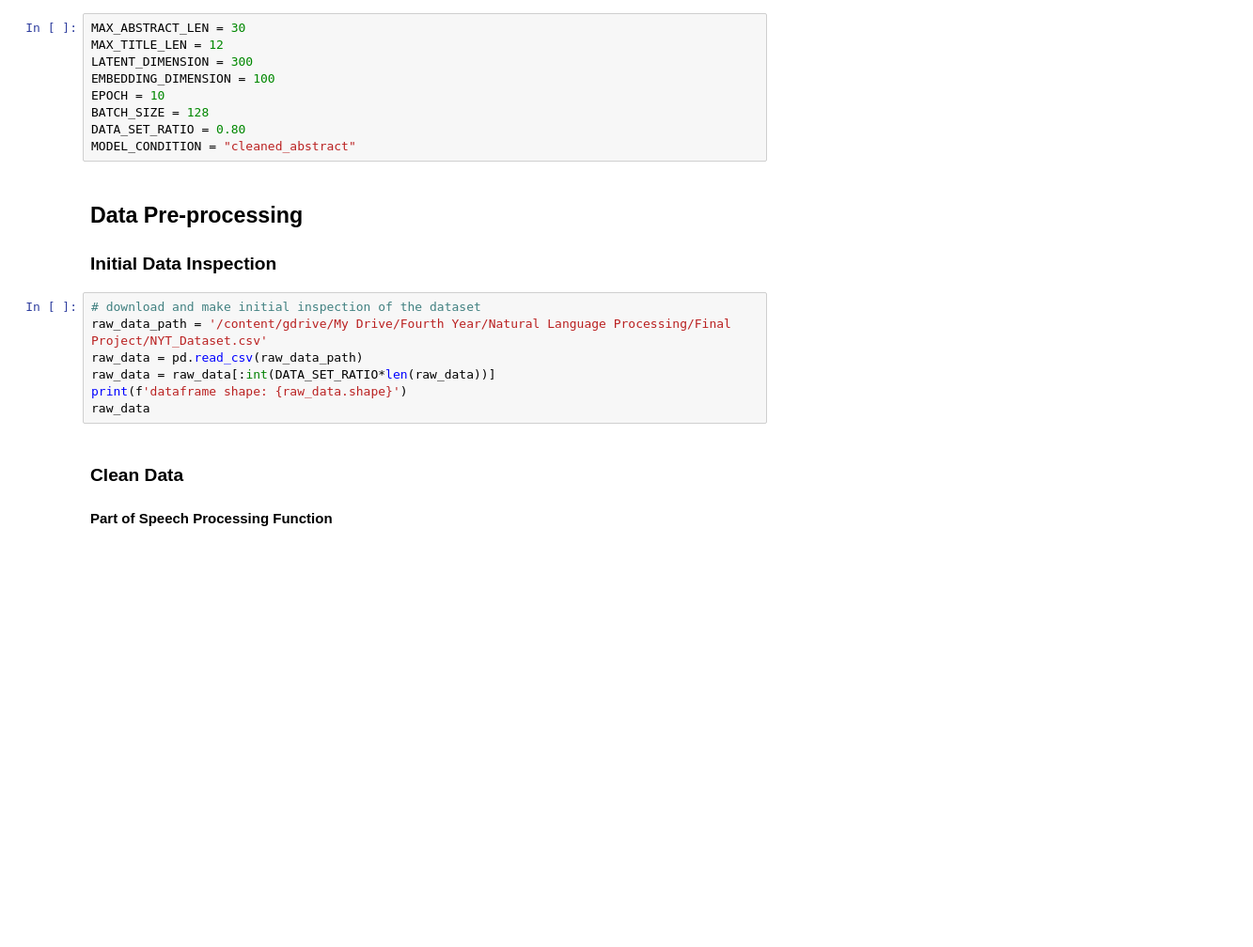
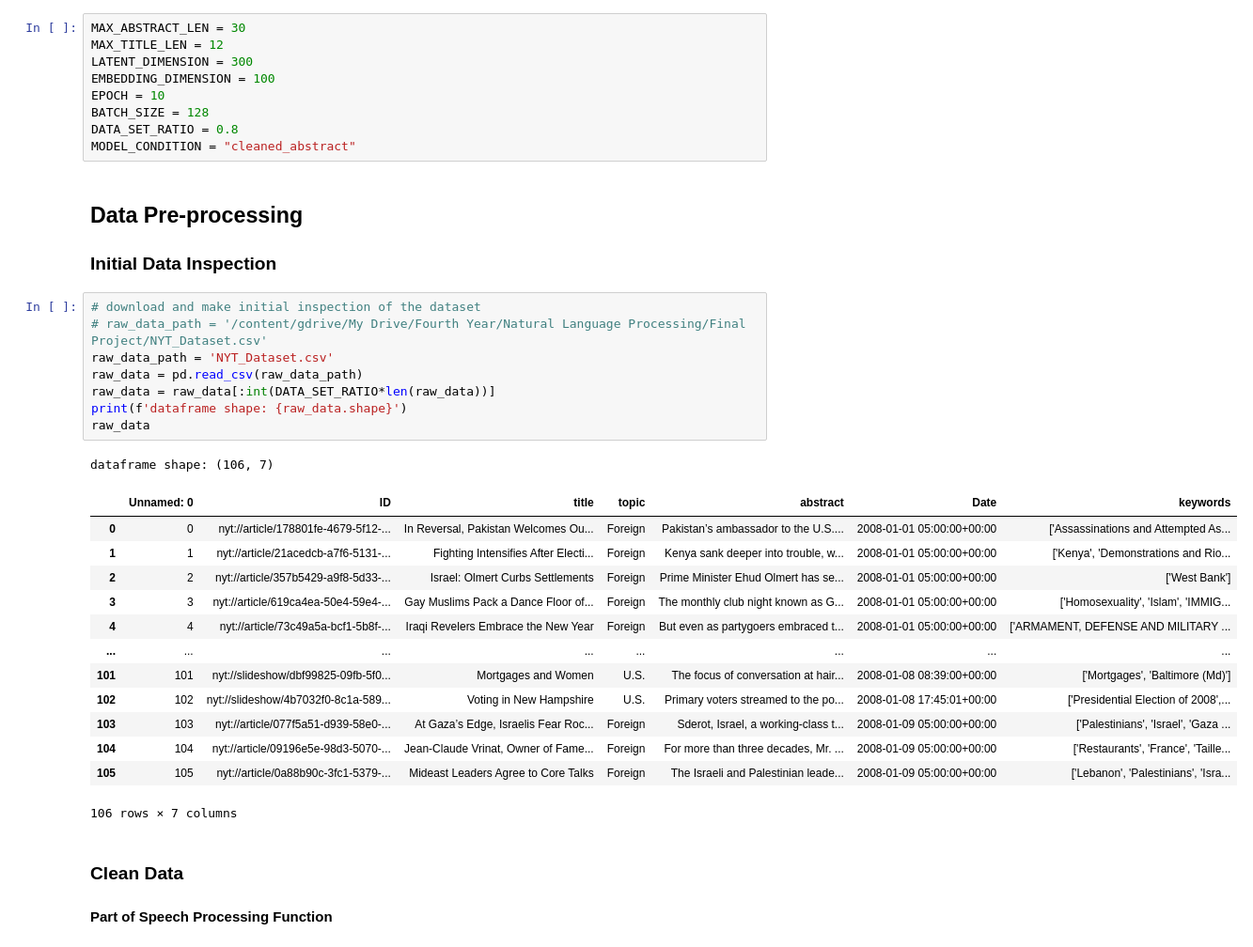
Before and after one commit to sirutBuasai/nyt-news-summarization, a Jupyter notebook: nyt_lstm.ipynb, the cells around one changed output. Shown at 94% size. Saved outputs shown, nothing was run; the diff lists cells and outputs as text; blank space fills up the shorter version.

```diff
--- a/nyt_lstm.ipynb
+++ b/nyt_lstm.ipynb
@@ -48,18 +54,34 @@ LATENT_DIMENSION = 300
 EMBEDDING_DIMENSION = 100
 EPOCH = 10
 BATCH_SIZE = 128
-DATA_SET_RATIO = 0.80
+DATA_SET_RATIO = 0.8
 MODEL_CONDITION = "cleaned_abstract"
 # %% [markdown]
 ## Data Pre-processing
 ### Initial Data Inspection
 # %%
 # download and make initial inspection of the dataset
-raw_data_path = '/content/gdrive/My Drive/Fourth Year/Natural Language Processing/Final Project/NYT_Dataset.csv'
+# raw_data_path = '/content/gdrive/My Drive/Fourth Year/Natural Language Processing/Final Project/NYT_Dataset.csv'
+raw_data_path = 'NYT_Dataset.csv'
 raw_data = pd.read_csv(raw_data_path)
 raw_data = raw_data[:int(DATA_SET_RATIO*len(raw_data))]
 print(f'dataframe shape: {raw_data.shape}')
 raw_data
+# %% [output]
+dataframe shape: (106, 7)
+|  | Unnamed: 0 | ID | title | topic | abstract | Date | keywords |
+| 0 | 0 | nyt://article/178801fe-4679-5f12-... | In Reversal, Pakistan Welcomes Ou... | Foreign | Pakistan’s ambassador to the U.S.... | 2008-01-01 05:00:00+00:00 | ['Assassinations and Attempted As... |
+| 1 | 1 | nyt://article/21acedcb-a7f6-5131-... | Fighting Intensifies After Electi... | Foreign | Kenya sank deeper into trouble, w... | 2008-01-01 05:00:00+00:00 | ['Kenya', 'Demonstrations and Rio... |
+| 2 | 2 | nyt://article/357b5429-a9f8-5d33-... | Israel: Olmert Curbs Settlements | Foreign | Prime Minister Ehud Olmert has se... | 2008-01-01 05:00:00+00:00 | ['West Bank'] |
+| 3 | 3 | nyt://article/619ca4ea-50e4-59e4-... | Gay Muslims Pack a Dance Floor of... | Foreign | The monthly club night known as G... | 2008-01-01 05:00:00+00:00 | ['Homosexuality', 'Islam', 'IMMIG... |
+| 4 | 4 | nyt://article/73c49a5a-bcf1-5b8f-... | Iraqi Revelers Embrace the New Year | Foreign | But even as partygoers embraced t... | 2008-01-01 05:00:00+00:00 | ['ARMAMENT, DEFENSE AND MILITARY ... |
+| ... | ... | ... | ... | ... | ... | ... | ... |
+| 101 | 101 | nyt://slideshow/dbf99825-09fb-5f0... | Mortgages and Women | U.S. | The focus of conversation at hair... | 2008-01-08 08:39:00+00:00 | ['Mortgages', 'Baltimore (Md)'] |
+| 102 | 102 | nyt://slideshow/4b7032f0-8c1a-589... | Voting in New Hampshire | U.S. | Primary voters streamed to the po... | 2008-01-08 17:45:01+00:00 | ['Presidential Election of 2008',... |
+| 103 | 103 | nyt://article/077f5a51-d939-58e0-... | At Gaza’s Edge, Israelis Fear Roc... | Foreign | Sderot, Israel, a working-class t... | 2008-01-09 05:00:00+00:00 | ['Palestinians', 'Israel', 'Gaza ... |
+| 104 | 104 | nyt://article/09196e5e-98d3-5070-... | Jean-Claude Vrinat, Owner of Fame... | Foreign | For more than three decades, Mr. ... | 2008-01-09 05:00:00+00:00 | ['Restaurants', 'France', 'Taille... |
+| 105 | 105 | nyt://article/0a88b90c-3fc1-5379-... | Mideast Leaders Agree to Core Talks | Foreign | The Israeli and Palestinian leade... | 2008-01-09 05:00:00+00:00 | ['Lebanon', 'Palestinians', 'Isra... |
+106 rows × 7 columns
 # %% [markdown]
 ### Clean Data
 #### Part of Speech Processing Function
```
Also changed, not shown: parts of 14 cells of this notebook.
